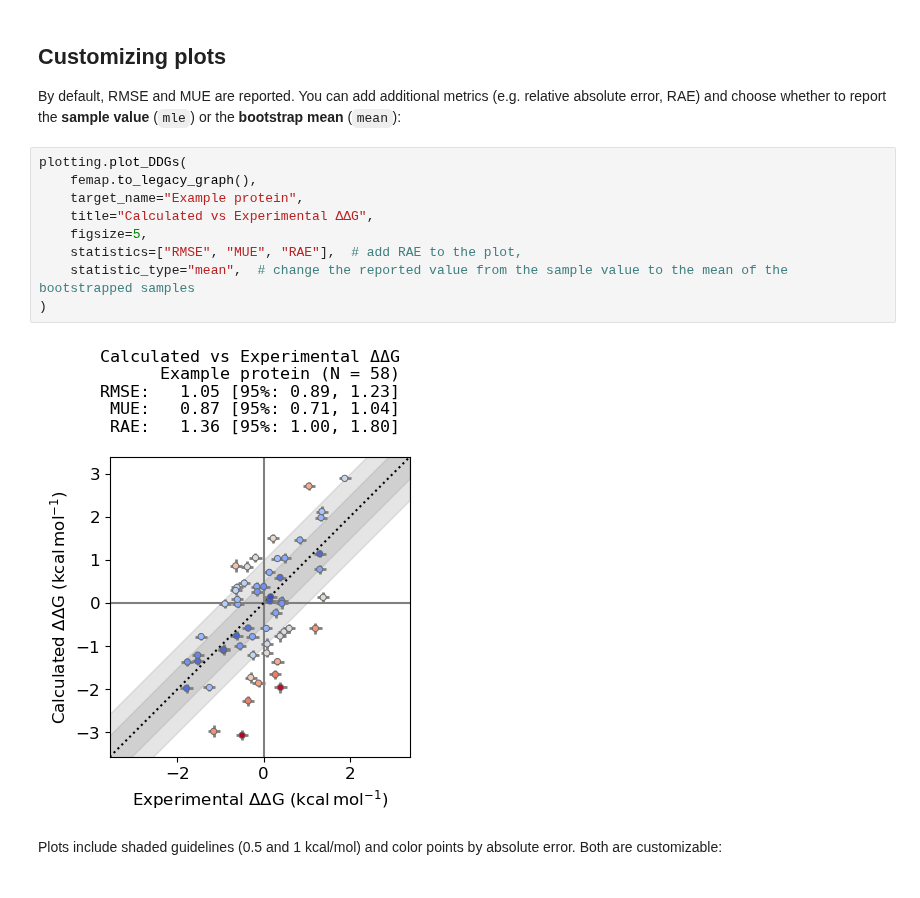
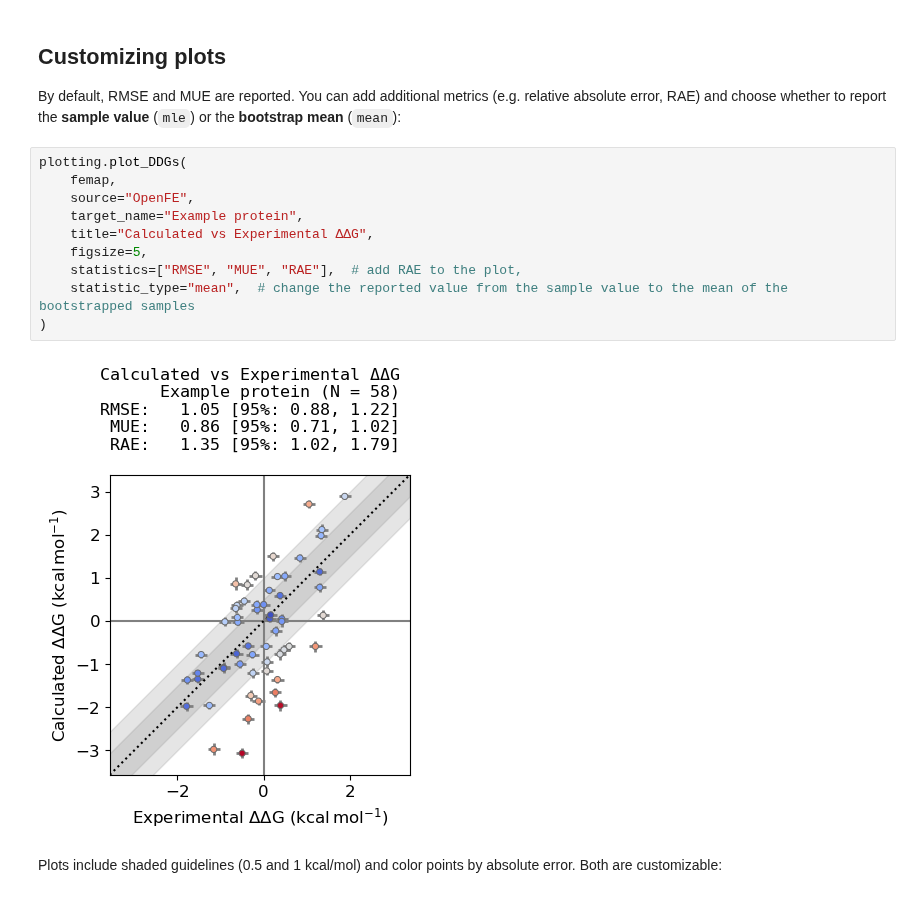
Before and after one commit to OpenFreeEnergy/cinnabar, a Jupyter notebook: examples/cinnabar-api.ipynb, the cells around one changed output. Drawn from its saved outputs; the diff is of its cells as text.

```diff
--- a/examples/cinnabar-api.ipynb
+++ b/examples/cinnabar-api.ipynb
@@ -279,15 +285,16 @@ plotting.plot_DDGs(
 By default, RMSE and MUE are reported. You can add additional metrics (e.g. relative absolute error, RAE) and choose whether to report the **sample value** (``mle``) or the **bootstrap mean** (``mean``):
 # %%
 plotting.plot_DDGs(
-    femap.to_legacy_graph(),
+    femap,
+    source="OpenFE",
     target_name="Example protein",
     title="Calculated vs Experimental ΔΔG",
     figsize=5,
     statistics=["RMSE", "MUE", "RAE"],  # add RAE to the plot,
     statistic_type="mean",  # change the reported value from the sample value to the mean of the bootstrapped samples
 )
 # %% [output]
-[figure, old version]
+[figure, new version]
 # %% [markdown]
 Plots include shaded guidelines (0.5 and 1 kcal/mol) and color points by absolute error. Both are customizable:
 # %%
```
Also changed, not shown: parts of 12 cells of this notebook, 7 other files.
